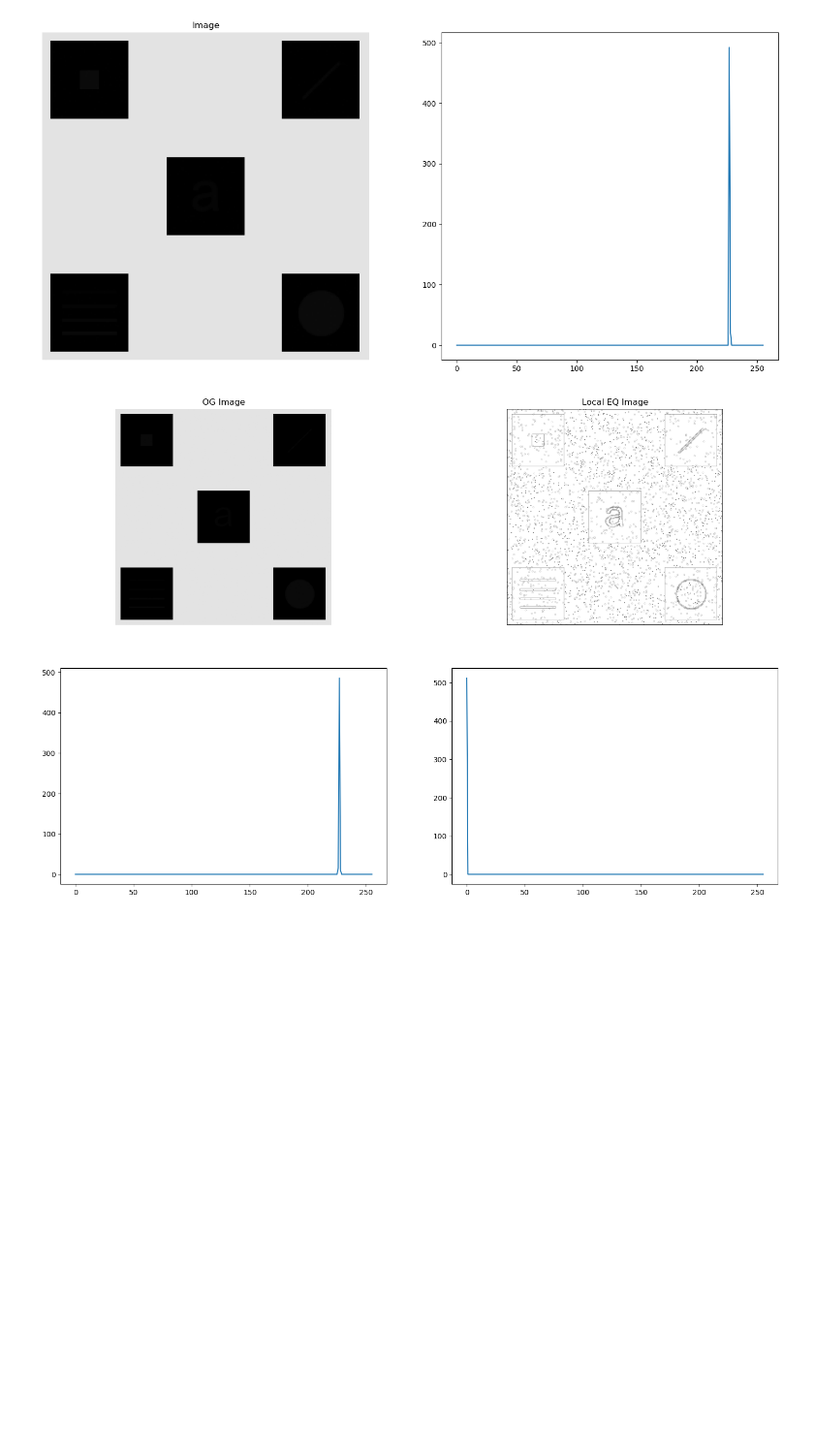
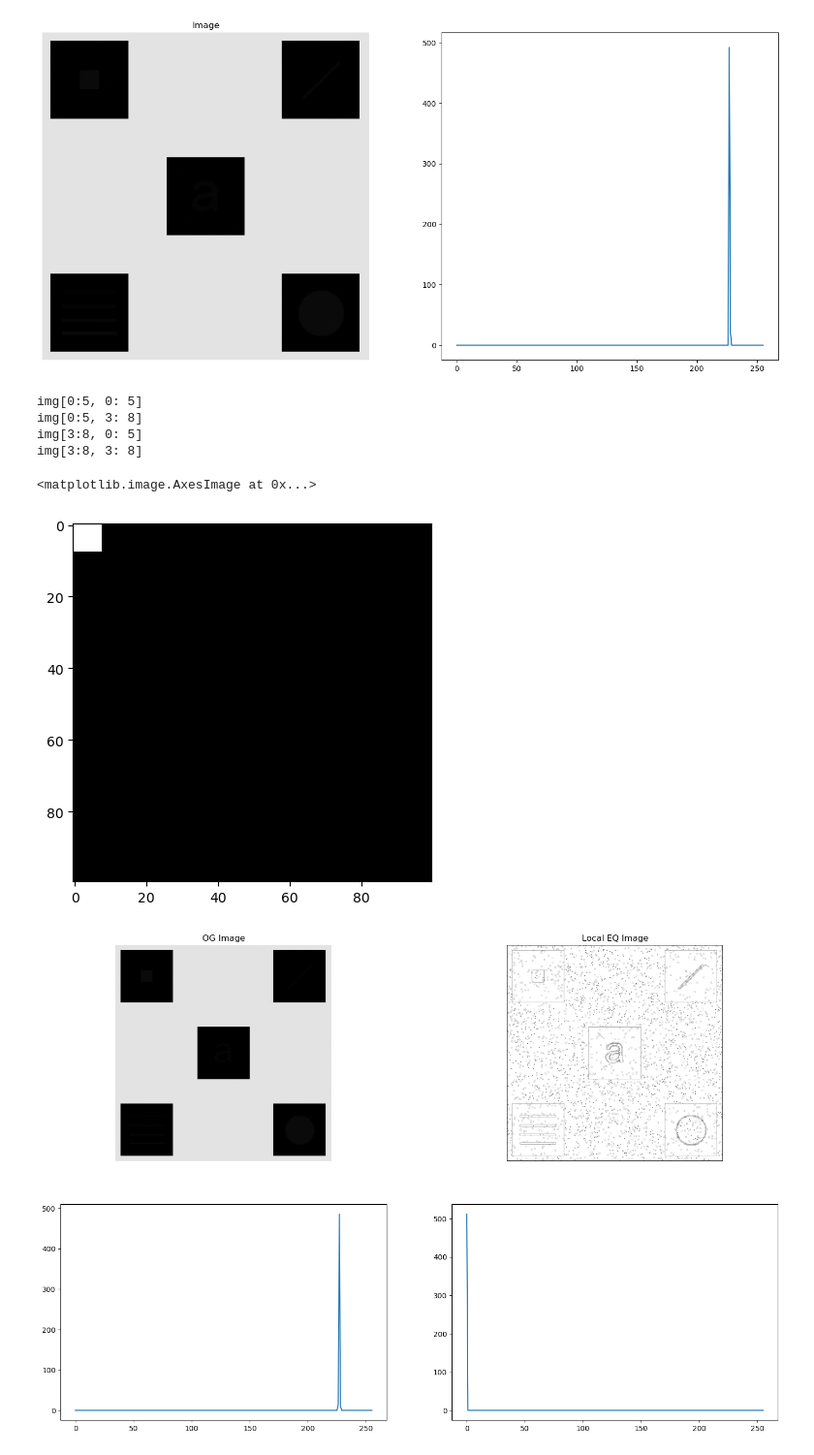
Before and after one commit to TemuujinE/NUM-Pattern-Recognition, a Jupyter notebook: lab2/Mid/Local Enhancement.ipynb, the cells around one changed output. Shown at 97% size. Saved outputs shown, nothing was run; the diff lists cells and outputs as text; code cells hidden in the pictures; blank space fills up the shorter version.

```diff
--- a/lab2/Mid/Local Enhancement.ipynb
+++ b/lab2/Mid/Local Enhancement.ipynb
@@ -126,6 +126,25 @@ img = Image.open(f"{img_dir}/Fig0326(a)(embedded_square_noisy_512).tif")
 img = np.asarray(img)
 
 enhanced_image = local_hist_eq(img)
+# %%
+stride = 3
+mask_size = 3
+mask_size -= 1
+height, width = (100, 100)
+temp = np.zeros((height, width))
+
+for i in range(stride, (height - 1)//10, stride):
+      for j in range(stride, (width - 1)//10, stride):
+          temp[i - stride: i + mask_size, j - stride: j + mask_size] = 1
+          print(f"img[{i - stride}:{i + mask_size}, {j - stride}: {j + mask_size}]")
+plt.imshow(temp, cmap = 'gray')
+# %% [output]
+img[0:5, 0: 5]
+img[0:5, 3: 8]
+img[3:8, 0: 5]
+img[3:8, 3: 8]
+<matplotlib.image.AxesImage at 0x...>
+[figure, added]
 # %%
 img_hist = cv2.calcHist(img, [0], None, [256], [0, 256])
 img_hist_eq = cv2.calcHist(enhanced_image, [0], None, [256], [0, 256])
```
Also changed, not shown: parts of 1 cell of this notebook, 2 other files.
